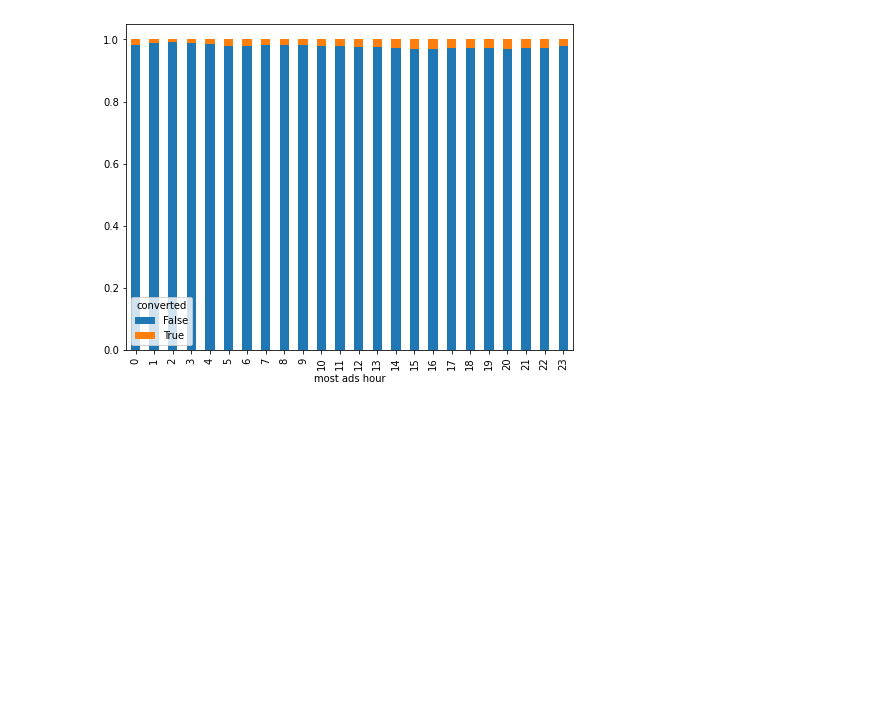
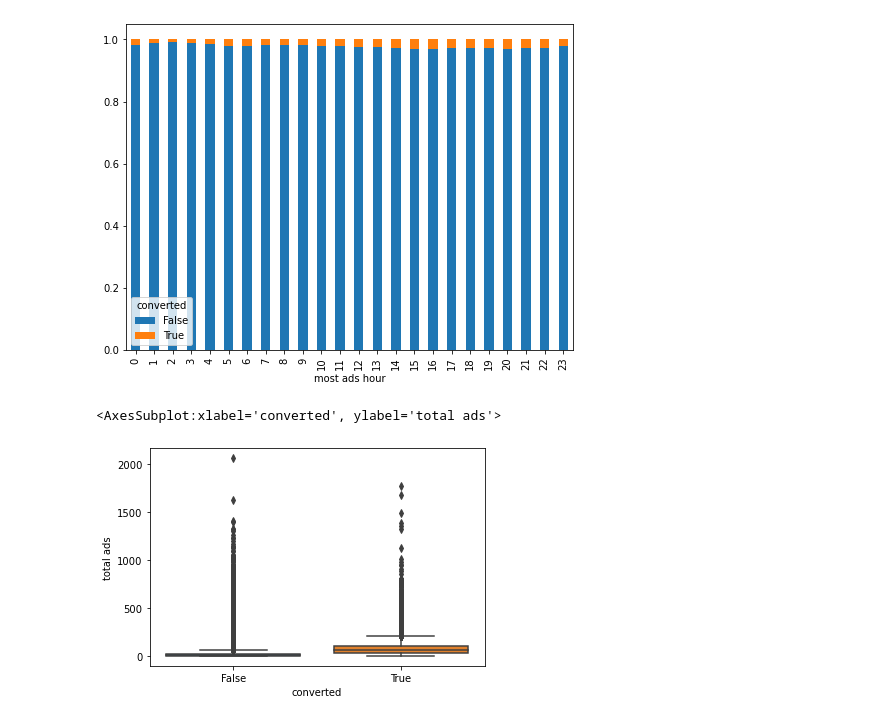
Before and after one commit to Shemnderitu/Hypothesistesting, a Jupyter notebook: hypothesis.ipynb, the cells around one changed output. Saved outputs shown, nothing was run; the diff lists cells and outputs as text; code cells hidden in the pictures; blank space fills up the shorter version.

Commit message:
Plot total ads vs converted

```diff
--- a/hypothesis.ipynb
+++ b/hypothesis.ipynb
@@ -243,3 +243,9 @@ most ads hour
 3              0.989548  0.010452
 2              0.992687  0.007313
 [figure]
+# %%
+#Plot total ads vs converted
+sns.boxplot(x = 'converted', y = 'total ads', data = df)
+# %% [output]
+<AxesSubplot:xlabel='converted', ylabel='total ads'>
+[figure, added]
```
Also changed, not shown: parts of 1 cell of this notebook.
